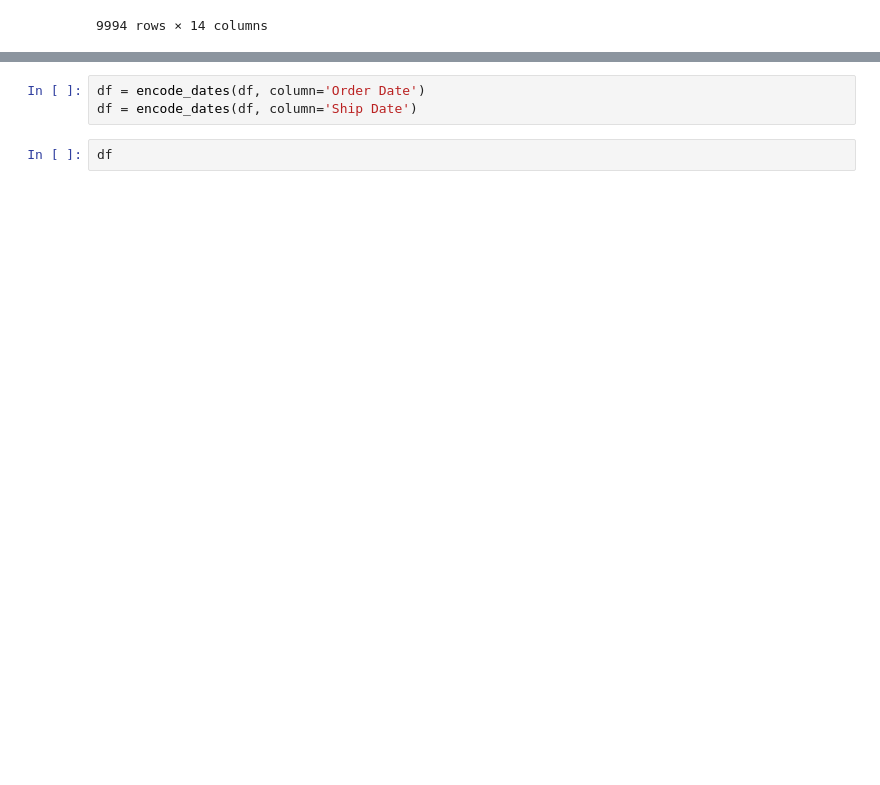
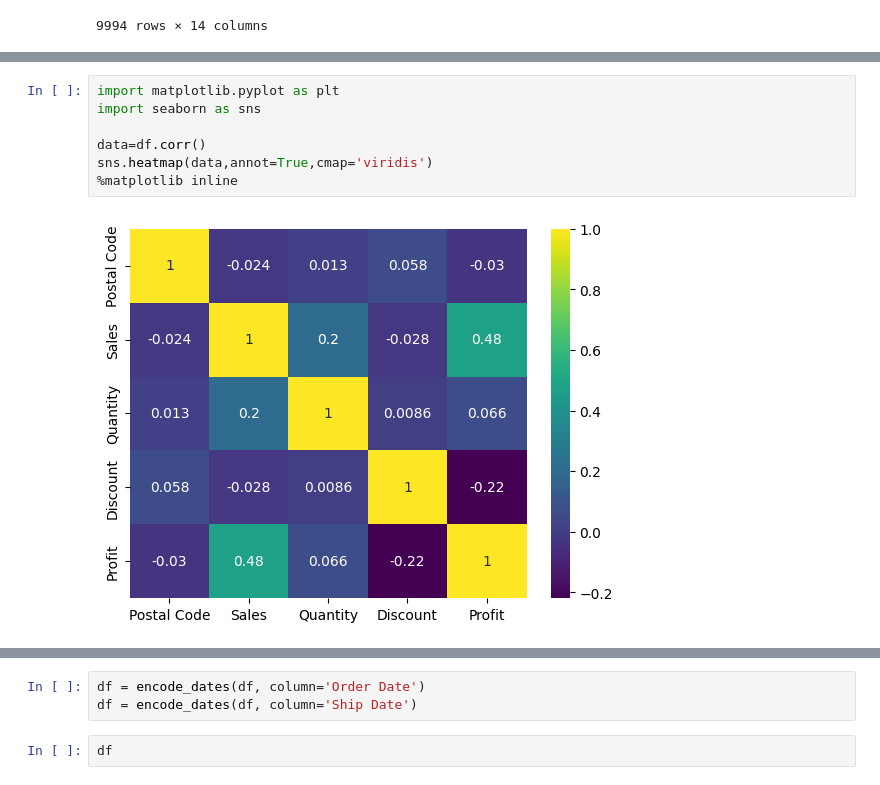
Before and after one commit to sahilkumar0511/Superstore_Sales_Prediction, a Jupyter notebook: Superstore_Sales_Prediction.ipynb, the cells around one changed output, grey strips where cells are left out. Saved outputs shown, nothing was run; the diff lists cells and outputs as text; blank space fills up the shorter version.

```diff
--- a/Superstore_Sales_Prediction.ipynb
+++ b/Superstore_Sales_Prediction.ipynb
@@ -59,0 +74,9 @@ df
+# %%
+import matplotlib.pyplot as plt
+import seaborn as sns
+
+data=df.corr()
+sns.heatmap(data,annot=True,cmap='viridis')
+%matplotlib inline
+# %% [output]
+[figure, added]
```
Also changed, not shown: parts of 18 cells of this notebook.
